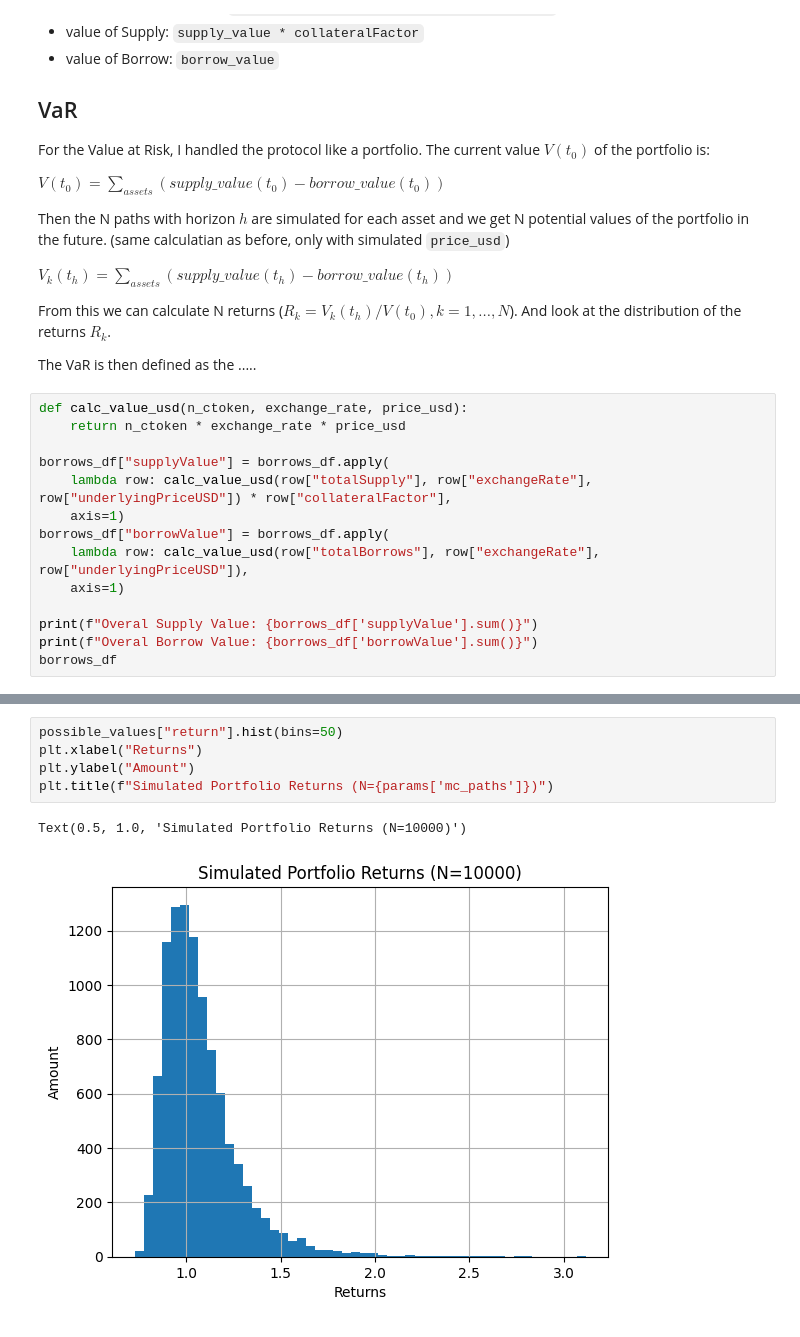
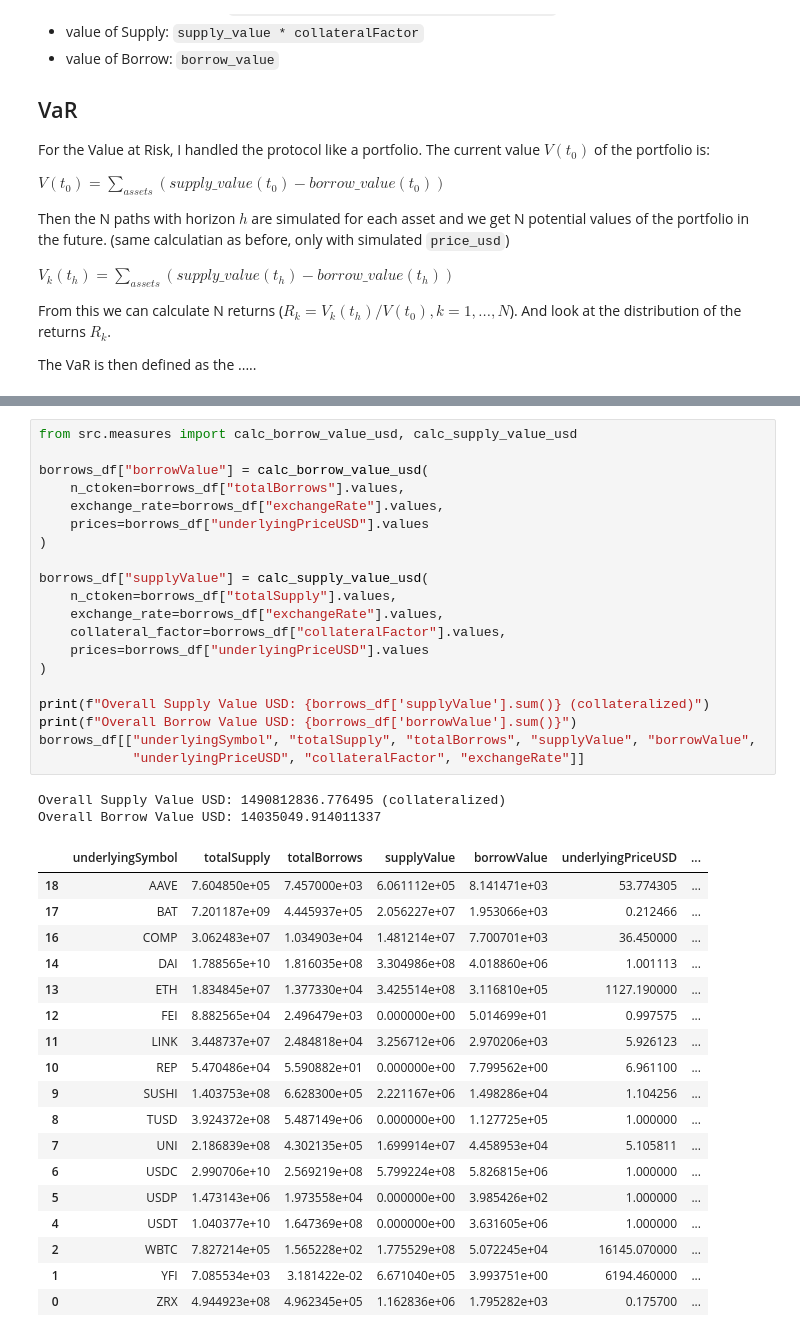
Before and after one commit to franwe/Compound, a Jupyter notebook: main.ipynb, the cells around one changed output, grey strips where cells are left out. Drawn from its saved outputs; the diff is of its cells as text.

```diff
--- a/main.ipynb
+++ b/main.ipynb
@@ -227,17 +203,3 @@ $V_{k}(t_{h}) = \sum_{assets} (supply\_value(t_{h}) - borrow\_value(t_{h}))$
 From this we can calculate N returns ($R_k = V_{k}(t_{h})/ V(t_{0}), k=1,...,N$). And look at the distribution of the returns $R_k$.
 
 The VaR is then defined as the .....
-# %%
-def calc_value_usd(n_ctoken, exchange_rate, price_usd):
-    return n_ctoken * exchange_rate * price_usd
-
-borrows_df["supplyValue"] = borrows_df.apply(
-    lambda row: calc_value_usd(row["totalSupply"], row["exchangeRate"], row["underlyingPriceUSD"]) * row["collateralFactor"],
-    axis=1)
-borrows_df["borrowValue"] = borrows_df.apply(
-    lambda row: calc_value_usd(row["totalBorrows"], row["exchangeRate"], row["underlyingPriceUSD"]),
-    axis=1)
-
-print(f"Overal Supply Value: {borrows_df['supplyValue'].sum()}")
-print(f"Overal Borrow Value: {borrows_df['borrowValue'].sum()}")
-borrows_df
@@ -309,8 +206,41 @@ possible_values["return"] = (possible_values["supply"] - possible_values["borrow
-# %%
-possible_values["return"].hist(bins=50)
-plt.xlabel("Returns")
-plt.ylabel("Amount")
-plt.title(f"Simulated Portfolio Returns (N={params['mc_paths']})")
-# %% [output]
-Text(0.5, 1.0, 'Simulated Portfolio Returns (N=10000)')
-[figure, removed]
+# %%
+from src.measures import calc_borrow_value_usd, calc_supply_value_usd
+
+borrows_df["borrowValue"] = calc_borrow_value_usd(
+    n_ctoken=borrows_df["totalBorrows"].values,
+    exchange_rate=borrows_df["exchangeRate"].values,
+    prices=borrows_df["underlyingPriceUSD"].values
+)
+
+borrows_df["supplyValue"] = calc_supply_value_usd(
+    n_ctoken=borrows_df["totalSupply"].values,
+    exchange_rate=borrows_df["exchangeRate"].values,
+    collateral_factor=borrows_df["collateralFactor"].values,
+    prices=borrows_df["underlyingPriceUSD"].values
+)
+
+print(f"Overall Supply Value USD: {borrows_df['supplyValue'].sum()} (collateralized)")
+print(f"Overall Borrow Value USD: {borrows_df['borrowValue'].sum()}")
+borrows_df[["underlyingSymbol", "totalSupply", "totalBorrows", "supplyValue", "borrowValue",
+            "underlyingPriceUSD", "collateralFactor", "exchangeRate"]]
+# %% [output]
+Overall Supply Value USD: 1490812836.776495 (collateralized)
+Overall Borrow Value USD: 14035049.914011337
+|  | underlyingSymbol | totalSupply | totalBorrows | supplyValue | borrowValue | underlyingPriceUSD | ... |
+| 18 | AAVE | 7.604850e+05 | 7.457000e+03 | 6.061112e+05 | 8.141471e+03 | 53.774305 | ... |
+| 17 | BAT | 7.201187e+09 | 4.445937e+05 | 2.056227e+07 | 1.953066e+03 | 0.212466 | ... |
+| 16 | COMP | 3.062483e+07 | 1.034903e+04 | 1.481214e+07 | 7.700701e+03 | 36.450000 | ... |
+| 14 | DAI | 1.788565e+10 | 1.816035e+08 | 3.304986e+08 | 4.018860e+06 | 1.001113 | ... |
+| 13 | ETH | 1.834845e+07 | 1.377330e+04 | 3.425514e+08 | 3.116810e+05 | 1127.190000 | ... |
+| 12 | FEI | 8.882565e+04 | 2.496479e+03 | 0.000000e+00 | 5.014699e+01 | 0.997575 | ... |
+| 11 | LINK | 3.448737e+07 | 2.484818e+04 | 3.256712e+06 | 2.970206e+03 | 5.926123 | ... |
+| 10 | REP | 5.470486e+04 | 5.590882e+01 | 0.000000e+00 | 7.799562e+00 | 6.961100 | ... |
+| 9 | SUSHI | 1.403753e+08 | 6.628300e+05 | 2.221167e+06 | 1.498286e+04 | 1.104256 | ... |
+| 8 | TUSD | 3.924372e+08 | 5.487149e+06 | 0.000000e+00 | 1.127725e+05 | 1.000000 | ... |
+| 7 | UNI | 2.186839e+08 | 4.302135e+05 | 1.699914e+07 | 4.458953e+04 | 5.105811 | ... |
+| 6 | USDC | 2.990706e+10 | 2.569219e+08 | 5.799224e+08 | 5.826815e+06 | 1.000000 | ... |
+| 5 | USDP | 1.473143e+06 | 1.973558e+04 | 0.000000e+00 | 3.985426e+02 | 1.000000 | ... |
+| 4 | USDT | 1.040377e+10 | 1.647369e+08 | 0.000000e+00 | 3.631605e+06 | 1.000000 | ... |
+| 2 | WBTC | 7.827214e+05 | 1.565228e+02 | 1.775529e+08 | 5.072245e+04 | 16145.070000 | ... |
+| 1 | YFI | 7.085534e+03 | 3.181422e-02 | 6.671040e+05 | 3.993751e+00 | 6194.460000 | ... |
+| 0 | ZRX | 4.944923e+08 | 4.962345e+05 | 1.162836e+06 | 1.795282e+03 | 0.175700 | ... |
```
Also changed, not shown: parts of 13 cells of this notebook, 1 other file.
